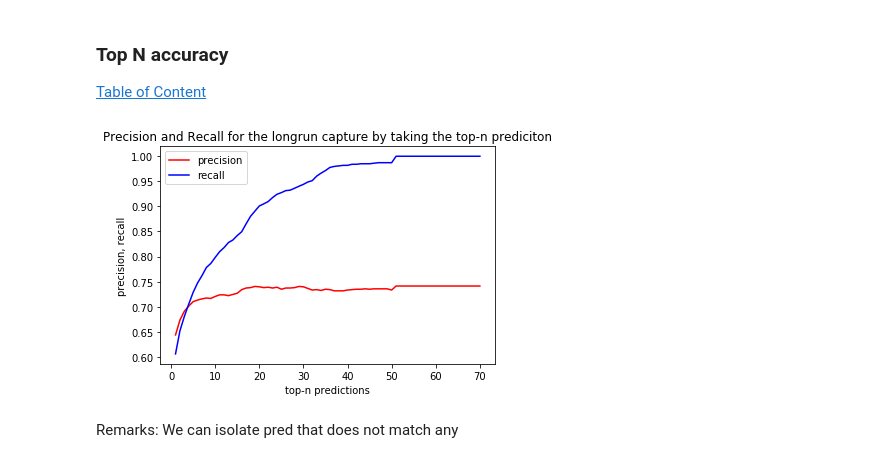
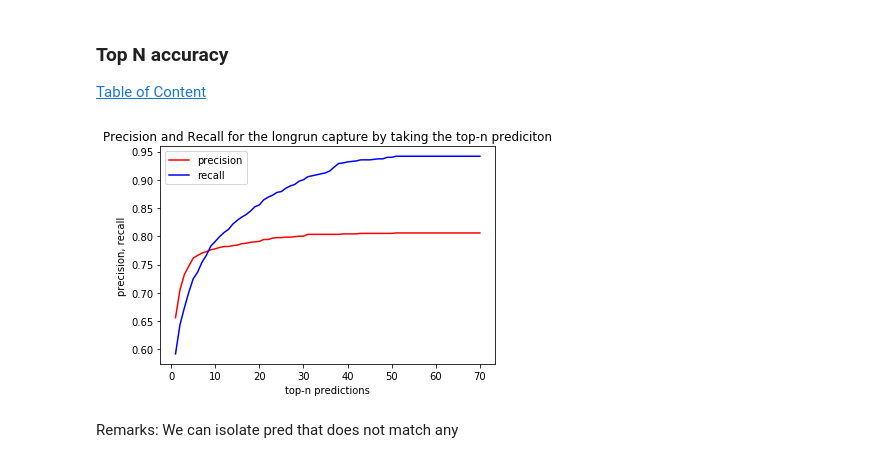
Before and after one commit to alex35469/Traffic-Analysis-on-wearables, a Jupyter notebook: Classification/Longrun identification.ipynb, the cells around one changed output. Drawn from its saved outputs; the diff is of its cells as text; code cells hidden in the pictures.

```diff
--- a/Classification/Longrun identification.ipynb
+++ b/Classification/Longrun identification.ipynb
@@ -1383,2 +1567,4 @@ Overval accuracy:  0.7973074046372476
 1337
+# %%
+predicted = predict_all(captures, INTER_TIMER_EVENT_CUTOFF=10, WINDOW_SIZE=15, DPRINT=False, MINIMUM_SIZE_CRITICAL_STARTING_POINT=0, INTER_SPACING_CRITICAL_POINTS=1)
 # %% [markdown]
@@ -1545,2 +1768,0 @@ def compute_eval_metric(prediciton, ground_truth, method="majority_voting", TOP_
-# %%
-predicted = predict_all(captures, INTER_TIMER_EVENT_CUTOFF=10)
@@ -1621,0 +1816,9 @@ precision = 0.6420047732696897, recall = 0.604494382022472
+# %%
+#all_correct_pred, all_wrong_pred, all_missed_gt = eval_all(predicted, content_ground_truth, METHOD="majority_voting", MATCH_METHOD='first', TOP_N=100)
+all_correct_pred_dict, all_wrong_pred_dict, all_missed_gt_dict = eval_all(predicted,
+                                                                          content_ground_truth,
+                                                                          METHOD='threshold_majority_voting', # "majority_voting",
+                                                                          THRESHOLD=0,
+                                                                          MATCH_METHOD='first',
+                                                                          TARGET_APPS_ONLY=False,
+                                                                          TOP_N=1, OUTPUT_DICT=True)
@@ -1880,6 +2229,8 @@ A loss of 0 signify that we are as good as the per_capture action. a 1oss of 1 s
 precisions = []
 recalls = []
 ns = []
+
+
 for n in range(1,71):
     all_wrong_pred = []
     all_correct_pred = []
@@ -1887,7 +2238,7 @@ for n in range(1,71):
     for capture in captures:
         if capture == "longrun_deterministic_20-04-03_04-23-24":
             continue
-        (correct_pred, wrong_pred, missed_gt) = compute_eval_metric(predicted[capture] , content_ground_truth[capture], method='top_n_majority_voting', TOP_N=n, print_details=False)
+        (correct_pred, wrong_pred, missed_gt) = compute_eval_metric(predicted[capture] , content_ground_truth[capture], METHOD='top_n_majority_voting', TOP_N=n, print_details=False)
         all_wrong_pred += wrong_pred
         all_correct_pred += correct_pred
         all_missed_gt += missed_gt
@@ -1906,24 +2257,30 @@ for n in range(1,71):
     recalls.append(recall)
     ns.append(n)
 # %%
-fig, ax = plt.subplots()
+def plot_precision_recall(steps, precisions, recalls, title, x_label, y_label):
+    fig, ax = plt.subplots()
+    dpi = 200
+    fname = title.replace(" ", "_")
+    y_lim = None
+    ax.plot(steps, precisions, '-r', label='precision')
+    ax.plot(steps, recalls, '-b', label='recall')
+    plt.title(title)
+    ax.set_xlabel(x_label)
+    ax.set_ylabel(y_label)
+    if y_lim is not None:
+        plt.ylim(y_lim[0], y_lim[1])
+    leg = ax.legend()
+    plt.savefig("./plots/"+fname, dpi=dpi)
+
+
+
 title = "Precision and Recall for the longrun capture by taking the top-n prediciton"
 x_label = "top-n predictions"
 y_label = "precision, recall"
-dpi = 200
-fname = title.replace(" ", "_")
-y_lim = None
-ax.plot(ns, precisions, '-r', label='precision')
-ax.plot(ns, recalls, '-b', label='recall')
-plt.title(title)
-ax.set_xlabel(x_label)
-ax.set_ylabel(y_label)
-if y_lim is not None:
-    plt.ylim(y_lim[0], y_lim[1])
-leg = ax.legend()
-plt.savefig("./plots/"+fname, dpi=dpi)
+
+plot_precision_recall(ns, precisions, recalls, title, x_label, y_label)
 # %% [output]
-[figure, old version]
+[figure, new version]
 # %% [markdown]
 Remarks: We can isolate pred that does not match any
 # %% [markdown]
```
Also changed, not shown: parts of 75 cells of this notebook.
